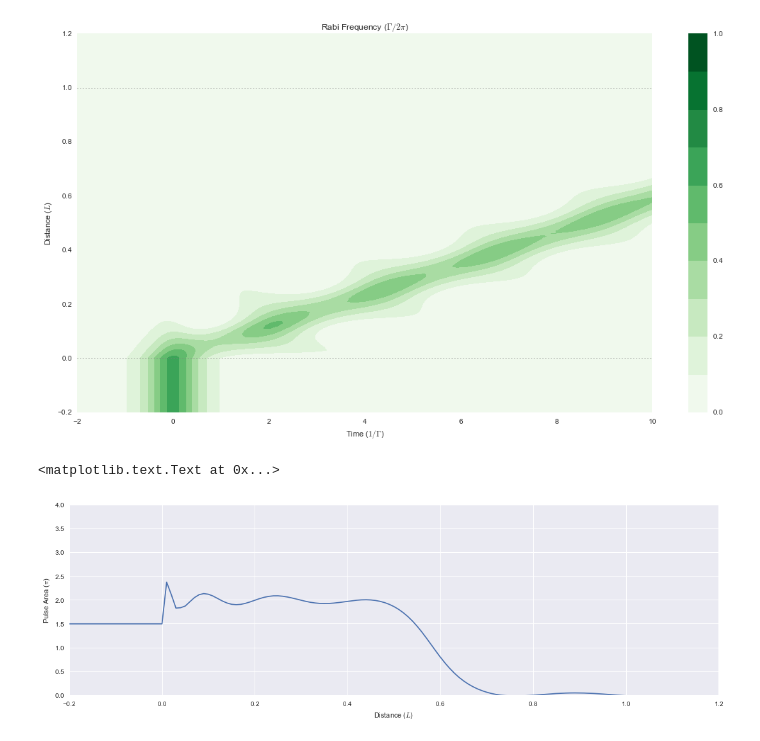
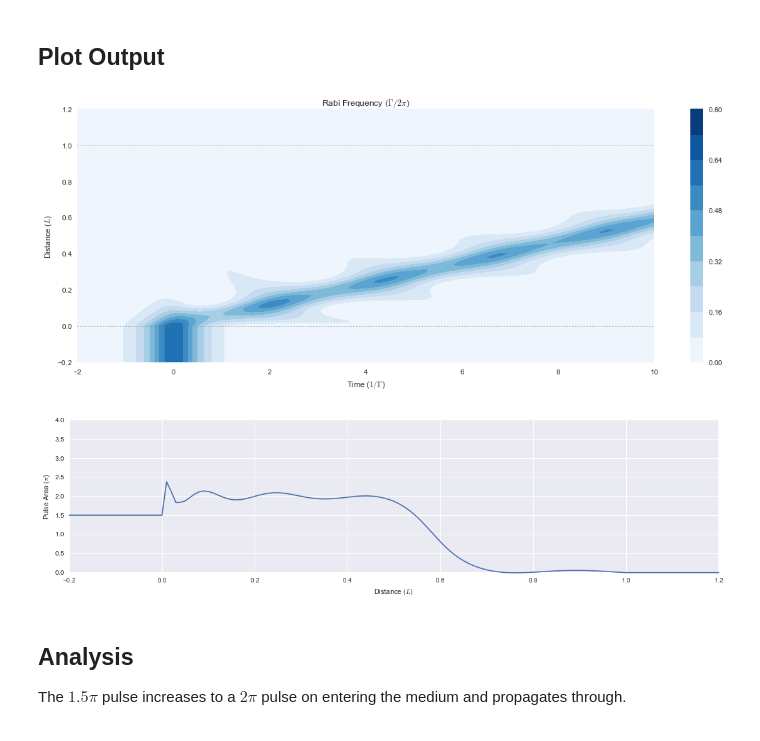
Before and after one commit to tpogden/notebooks-maxwellbloch, a Jupyter notebook: mb-solve-two-sech-1.5pi.ipynb, the cells around one changed output. Saved outputs shown, nothing was run; the diff lists cells and outputs as text; code cells hidden in the pictures.

```diff
--- a/mb-solve-two-sech-1.5pi.ipynb
+++ b/mb-solve-two-sech-1.5pi.ipynb
@@ -90,30 +109,36 @@ Wall time: 44.8 ms
+# %% [markdown]
+## Plot Output
 # %%
 import matplotlib.pyplot as plt
 %matplotlib inline
 import seaborn as sns
 
 import numpy as np
 
-fig, ax = plt.subplots(figsize=(16, 9))
-cmap_range = np.linspace(0.0, 1.0, 11)
+fig = plt.figure(1, figsize=(16, 6))
+ax = fig.add_subplot(111)
+cmap_range = np.linspace(0.0, 0.8, 11)
 cf = ax.contourf(mb_solve_00.tlist, mb_solve_00.zlist,
                  np.abs(mb_solve_00.Omegas_zt[0]/(2*np.pi)),
-                 cmap_range, cmap=plt.cm.Greens)
+                 cmap_range, cmap=plt.cm.Blues)
 ax.set_title('Rabi Frequency ($\Gamma / 2\pi $)')
 ax.set_xlabel('Time ($1/\Gamma$)')
 ax.set_ylabel('Distance ($L$)')
 for y in [0.0, 1.0]:
     ax.axhline(y, c='grey', lw=1.0, ls='dotted')
-plt.colorbar(cf);
+plt.colorbar(cf)
 plt.savefig('images/mb-solve-two-sech-1.5pi.png')
 # %% [output]
-[figure, old version]
+[figure, new version]
 # %%
-fig, ax = plt.subplots(figsize=(16, 5))
-ax.plot(mb_solve_00.zlist, mb_solve_00.fields_area()[0]/np.pi)
+fig, ax = plt.subplots(figsize=(16, 4))
+ax.plot(mb_solve_00.zlist, mb_solve_00.fields_area()[0]/np.pi, clip_on=False)
 ax.set_ylim([0.0, 4.0])
 ax.set_xlabel('Distance ($L$)')
-ax.set_ylabel('Pulse Area ($\pi$)')
+ax.set_ylabel('Pulse Area ($\pi$)');
 # %% [output]
-<matplotlib.text.Text at 0x...>
-[figure, old version]
+[figure, new version]
+# %% [markdown]
+## Analysis
+
+The $1.5 \pi$ pulse increases to a $2\pi$ pulse on entering the medium and propagates through.
```
Also changed, not shown: parts of 10 cells of this notebook, 14 other files.
